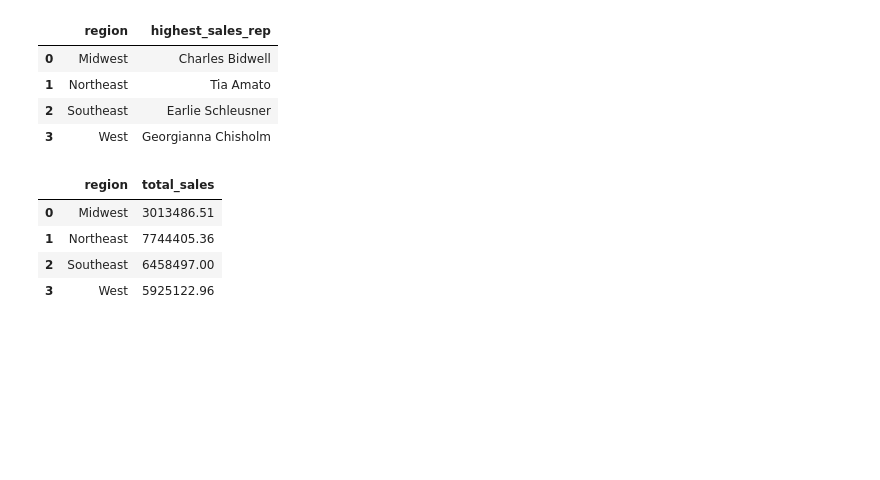
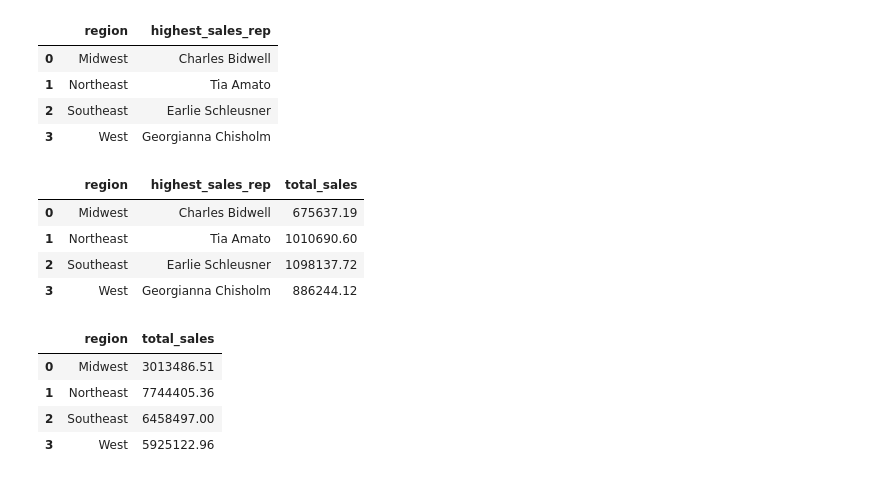
Before and after one commit to rebeccaebarnes/SQL-Practice, a Jupyter notebook: sql_practice.ipynb, the cells around one changed output. Saved outputs shown, nothing was run; the diff lists cells and outputs as text; code cells hidden in the pictures; blank space fills up the shorter version.

```diff
--- a/sql_practice.ipynb
+++ b/sql_practice.ipynb
@@ -2762,6 +2768,26 @@ sql_query('SELECT region, rep AS highest_sales_rep \
 | 1 | Northeast | Tia Amato |
 | 2 | Southeast | Earlie Schleusner |
 | 3 | West | Georgianna Chisholm |
+# %%
+sql_query('SELECT region, rep AS highest_sales_rep, MAX(total_sales) AS total_sales \
+           FROM(SELECT s.name rep, \
+                       r.name AS region, \
+                       SUM(o.total_amt_usd) total_sales \
+                FROM region r \
+                JOIN sales_reps s \
+                ON r.id = s.region_id \
+                JOIN accounts a \
+                ON s.id = a.sales_rep_id \
+                JOIN orders o \
+                ON a.id = o.account_id \
+                GROUP BY 1, 2) AS sub \
+            GROUP BY region;')
+# %% [output]
+|  | region | highest_sales_rep | total_sales |
+| 0 | Midwest | Charles Bidwell | 675637.19 |
+| 1 | Northeast | Tia Amato | 1010690.60 |
+| 2 | Southeast | Earlie Schleusner | 1098137.72 |
+| 3 | West | Georgianna Chisholm | 886244.12 |
 # %%
 # 2 For the region with the largest total_amt_usd, how many orders were placed?
 # Create subquery - find total sales per region
```
Also changed, not shown: parts of 7 cells of this notebook.
